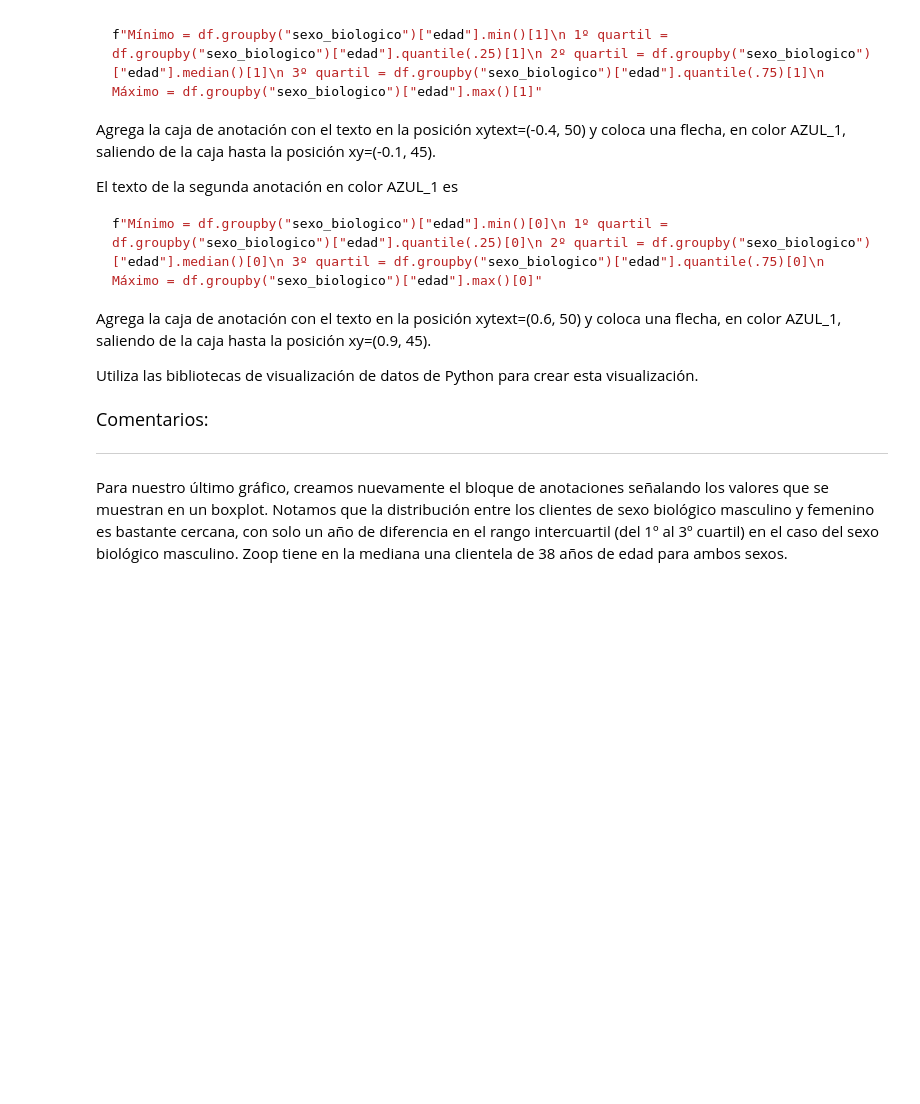
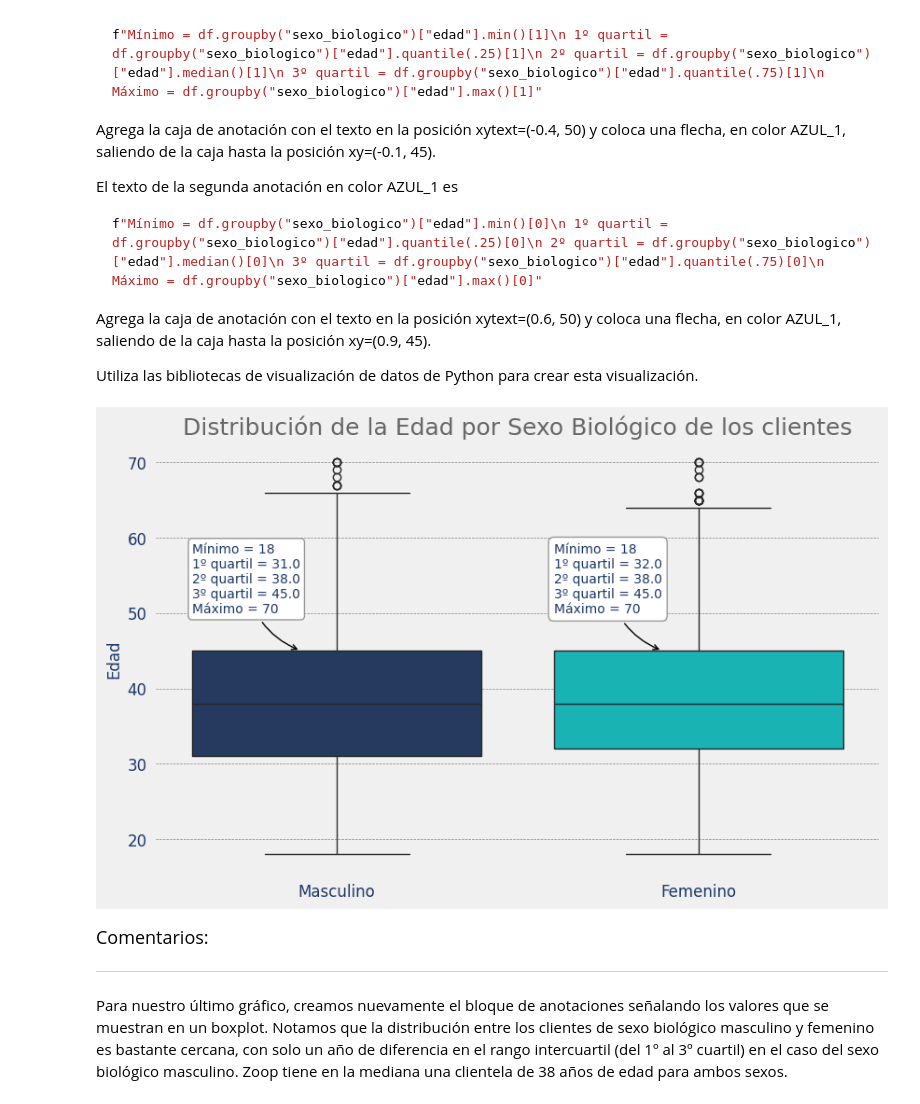
Before and after one commit to evs-11/IA_aplicada_a-_la_ciencia_de_datos, a Jupyter notebook: IA_aplicada_a_ciencia_de_datos.ipynb, the cells around one changed output. Saved outputs shown, nothing was run; the diff lists cells and outputs as text; code cells hidden in the pictures; blank space fills up the shorter version.

```diff
--- a/IA_aplicada_a_ciencia_de_datos.ipynb
+++ b/IA_aplicada_a_ciencia_de_datos.ipynb
@@ -2301,3 +2365,7 @@ Utiliza las bibliotecas de visualización de datos de Python para crear esta vis
+# %%
+box_plot_edad_sexo().show()
+# %% [output]
+[figure, added]
 # %% [markdown]
 <font color="7b71ff" size=4> Comentarios: </font>
 
```
Also changed, not shown: parts of 14 cells of this notebook.
